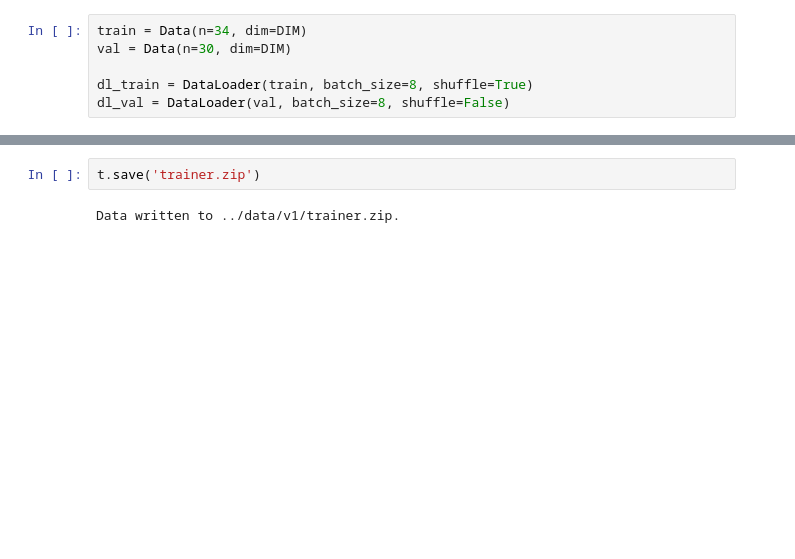
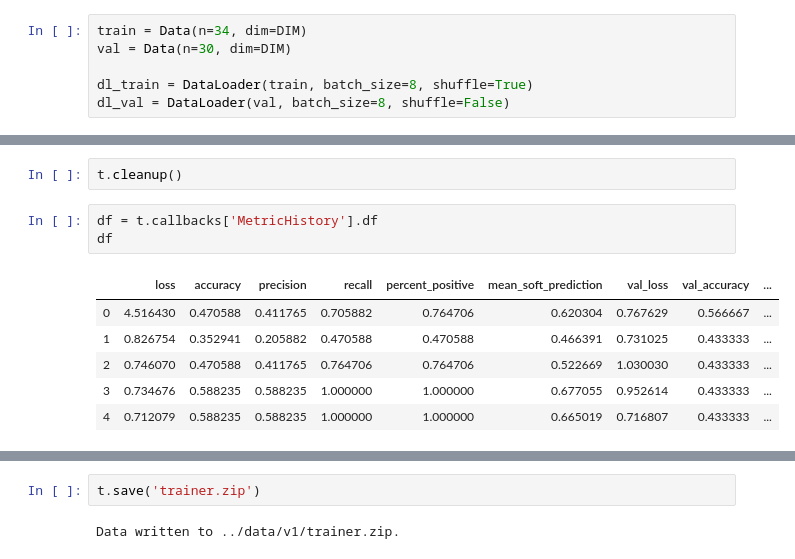
Before and after one commit to hdmamin/ml_htools, a Jupyter notebook: notebooks/trainer_based_train.ipynb, the cells around one changed output, grey strips where cells are left out. Saved outputs shown, nothing was run; the diff lists cells and outputs as text; blank space fills up the shorter version.

```diff
--- a/notebooks/trainer_based_train.ipynb
+++ b/notebooks/trainer_based_train.ipynb
@@ -927,0 +1187,12 @@ Key: mytorch_test/model.pkl
+# %%
+t.cleanup()
+# %%
+df = t.callbacks['MetricHistory'].df
+df
+# %% [output]
+|  | loss | accuracy | precision | recall | percent_positive | mean_soft_prediction | val_loss | val_accuracy | ... |
+| 0 | 4.516430 | 0.470588 | 0.411765 | 0.705882 | 0.764706 | 0.620304 | 0.767629 | 0.566667 | ... |
+| 1 | 0.826754 | 0.352941 | 0.205882 | 0.470588 | 0.470588 | 0.466391 | 0.731025 | 0.433333 | ... |
+| 2 | 0.746070 | 0.470588 | 0.411765 | 0.764706 | 0.764706 | 0.522669 | 1.030030 | 0.433333 | ... |
+| 3 | 0.734676 | 0.588235 | 0.588235 | 1.000000 | 1.000000 | 0.677055 | 0.952614 | 0.433333 | ... |
+| 4 | 0.712079 | 0.588235 | 0.588235 | 1.000000 | 1.000000 | 0.665019 | 0.716807 | 0.433333 | ... |
```
Also changed, not shown: parts of 55 cells of this notebook, 1 other file.
